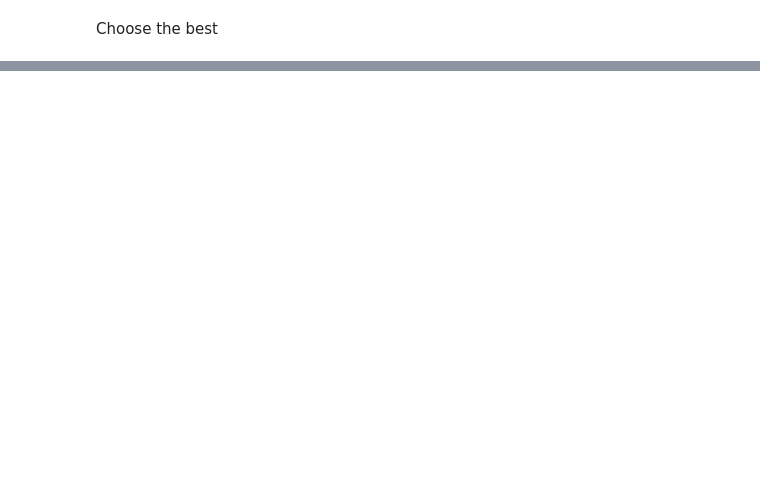
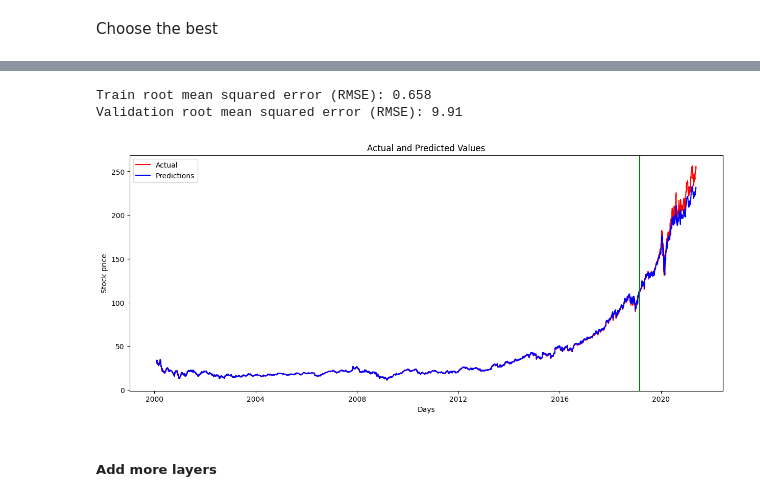
Before and after one commit to KaneZhao/deep-learning-assignments, a Jupyter notebook: assignment3/Assignment3.ipynb, the cells around one changed output, grey strips where cells are left out. Drawn from its saved outputs; the diff is of its cells as text; code cells hidden in the pictures; blank space fills up the shorter version.

```diff
--- a/assignment3/Assignment3.ipynb
+++ b/assignment3/Assignment3.ipynb
@@ -689,0 +730,3 @@ plot_result(y_train_unscaled, y_val_unscaled, train_predict_optimized_lstm_unsca
+# %%
+train_predict_gru = fitted_simple_gru.model.predict(X_train)
+val_predict_gru = fitted_simple_gru.model.predict(X_val)
@@ -689,0 +736,12 @@ plot_result(y_train_unscaled, y_val_unscaled, train_predict_optimized_lstm_unsca
+# %%
+y_train_unscaled, train_predict_gru_unscaled = print_error(y_train,train_predict_gru,'Train')
+y_val_unscaled, val_predict_gru_unscaled = print_error(y_val,val_predict_gru,'Validation')
+# %% [output]
+Train root mean squared error (RMSE): 0.658
+Validation root mean squared error (RMSE): 9.91
+# %%
+plot_result(y_train_unscaled, y_val_unscaled, train_predict_gru_unscaled, val_predict_gru_unscaled)
+# %% [output]
+[figure, added]
+# %% [markdown]
+##### Add more layers
```
Also changed, not shown: parts of 24 cells of this notebook.
